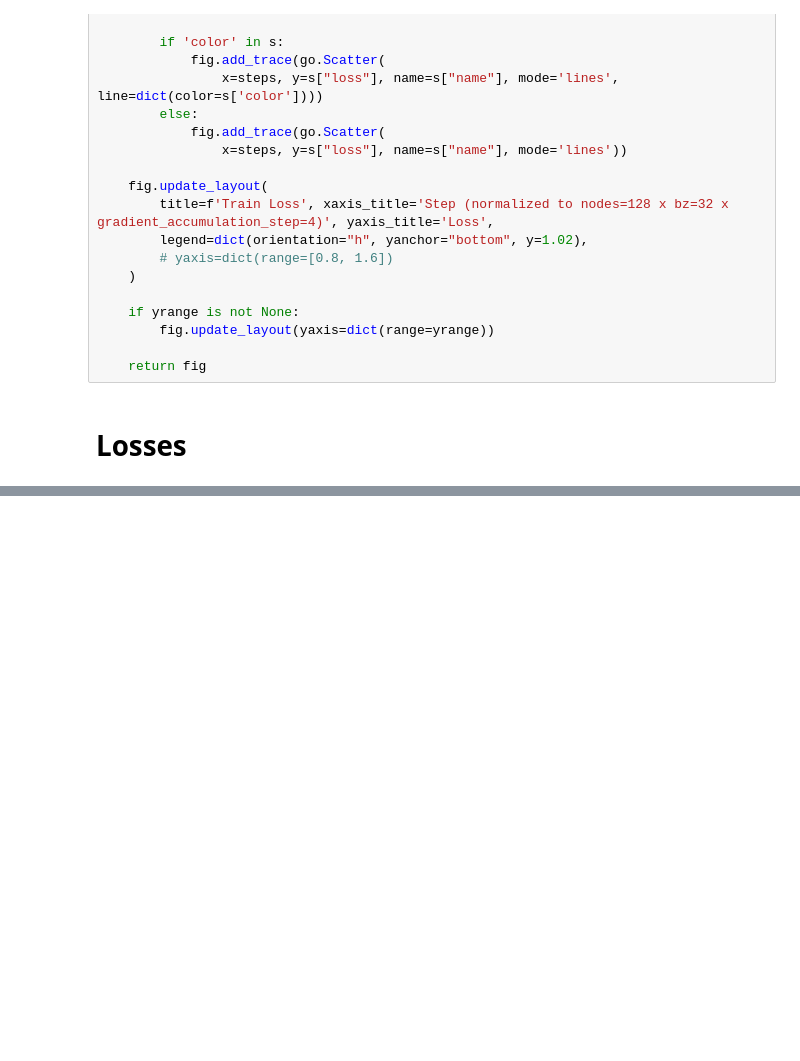
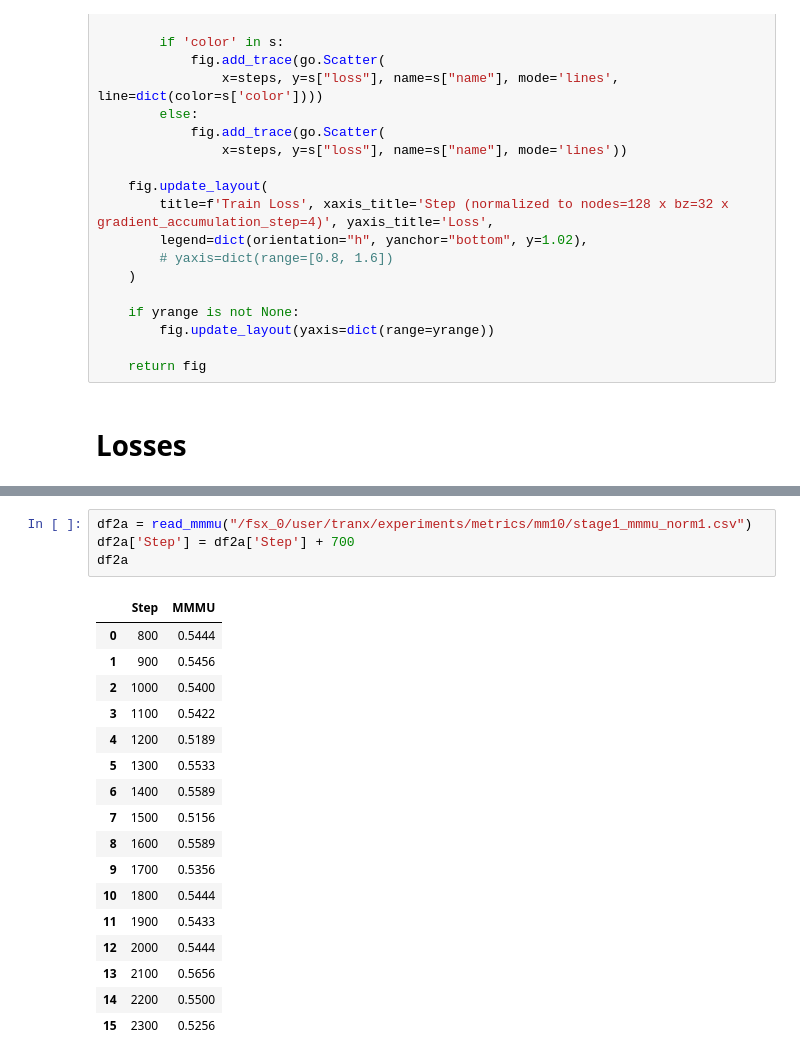
Before and after one commit to harrytranx/experiments, a Jupyter notebook: notebooks/metrics_mm10.ipynb, the cells around one changed output, grey strips where cells are left out. Cells and saved outputs as stored; diff of their text form; blank space fills up the shorter version.

```diff
--- a/notebooks/metrics_mm10.ipynb
+++ b/notebooks/metrics_mm10.ipynb
@@ -109,0 +138,22 @@ max_checkpoint: 3900
+# %%
+df2a = read_mmmu("/fsx_0/user/tranx/experiments/metrics/mm10/stage1_mmmu_norm1.csv")
+df2a['Step'] = df2a['Step'] + 700
+df2a
+# %% [output]
+|  | Step | MMMU |
+| 0 | 800 | 0.5444 |
+| 1 | 900 | 0.5456 |
+| 2 | 1000 | 0.5400 |
+| 3 | 1100 | 0.5422 |
+| 4 | 1200 | 0.5189 |
+| 5 | 1300 | 0.5533 |
+| 6 | 1400 | 0.5589 |
+| 7 | 1500 | 0.5156 |
+| 8 | 1600 | 0.5589 |
+| 9 | 1700 | 0.5356 |
+| 10 | 1800 | 0.5444 |
+| 11 | 1900 | 0.5433 |
+| 12 | 2000 | 0.5444 |
+| 13 | 2100 | 0.5656 |
+| 14 | 2200 | 0.5500 |
+| 15 | 2300 | 0.5256 |
```
Also changed, not shown: parts of 6 cells of this notebook, 7 other files.
